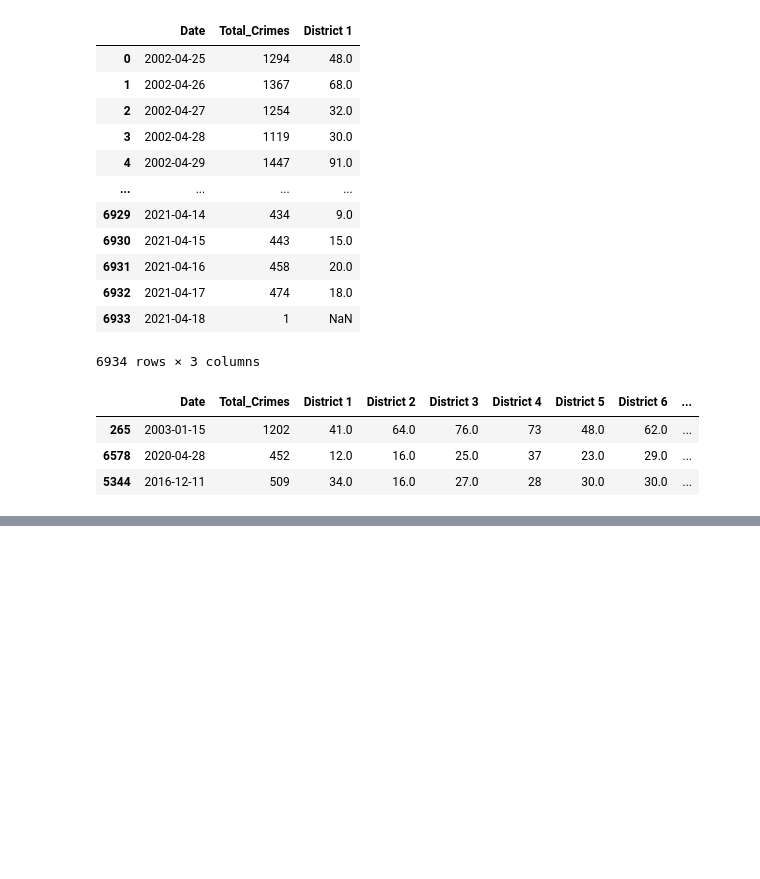
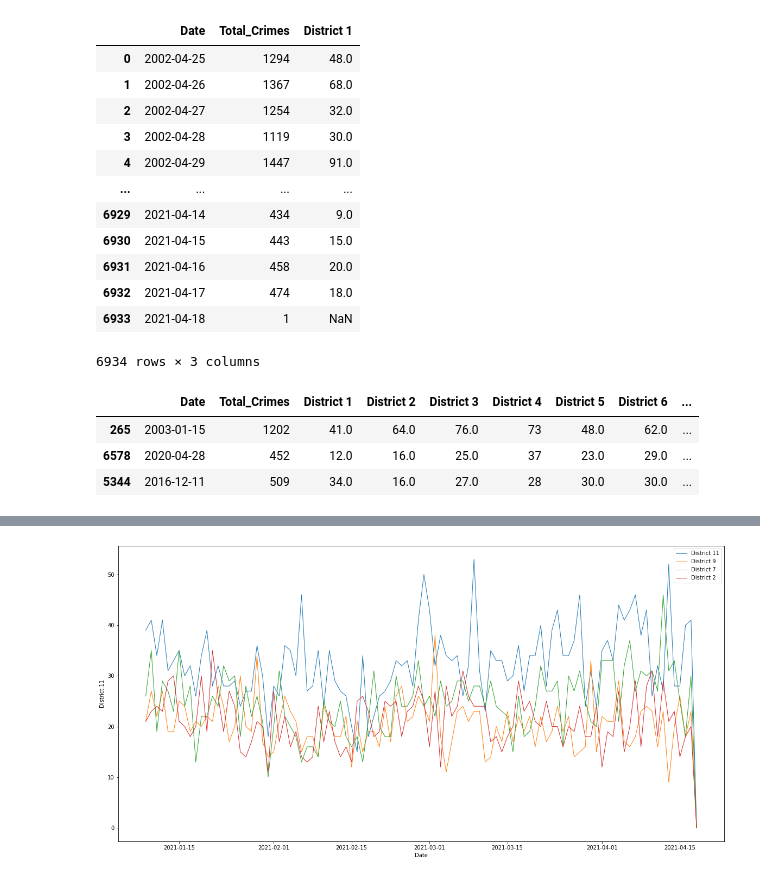
Before and after one commit to EduHdzVillasana/Proyecto_ML_BEDU, a Jupyter notebook: Proyecto_ML_BEDU.ipynb, the cells around one changed output, grey strips where cells are left out. Cells and saved outputs as stored; diff of their text form; code cells hidden in the pictures; blank space fills up the shorter version.

```diff
--- a/Proyecto_ML_BEDU.ipynb
+++ b/Proyecto_ML_BEDU.ipynb
@@ -369,0 +507,23 @@ df_districts.to_csv("crimes_by_districts.csv")
+# %%
+def get_metrics (real, prediction, label = ""):
+  from sklearn.metrics import mean_squared_error
+  from sklearn.metrics import r2_score
+  MSE = (mean_squared_error(real, prediction))
+  r2 = (r2_score(real, prediction))
+  print(label +" MSE = "+str(MSE) + " r^2 = "+str(r2))
+# %%
+predictions_dict = {}
+models_by_district = {}
+for district in districts:
+  district_string = f"District {district}"
+  df_tmp = df_districts[["Date",district_string]].copy()
+  df_tmp.columns = ['ds', 'y']
+  model = Prophet();
+  model.fit(df_tmp)
+  models_by_district[district_string] = model
+  future = model.make_future_dataframe(periods = 100)
+  prediction = model.predict(future)
+  prediction = prediction[["ds","yhat"]]
+  predictions_dict[district_string] = prediction["yhat"][-100:]
+  get_metrics(df_tmp["y"], prediction["yhat"][:-100], district_string)
+  predictions_dict["Date"] = prediction["ds"]
@@ -369,0 +594,12 @@ df_districts.to_csv("crimes_by_districts.csv")
+# %%
+districts_samples = [11,9,7,2]
+# %%
+df_districts["Date"] = pd.to_datetime(df_districts.Date)
+# %%
+fig = plt.figure(figsize=(20,10))
+ax = fig.add_subplot()
+for district in districts_samples:
+  district_string = f"District {district}"
+  sns.lineplot(x = df_districts["Date"][-100:], y= df_districts[district_string][-100:], linewidth = 1, label = district_string ,ax = ax);
+# %% [output]
+[figure, added]
```
Also changed, not shown: parts of 24 cells of this notebook.
